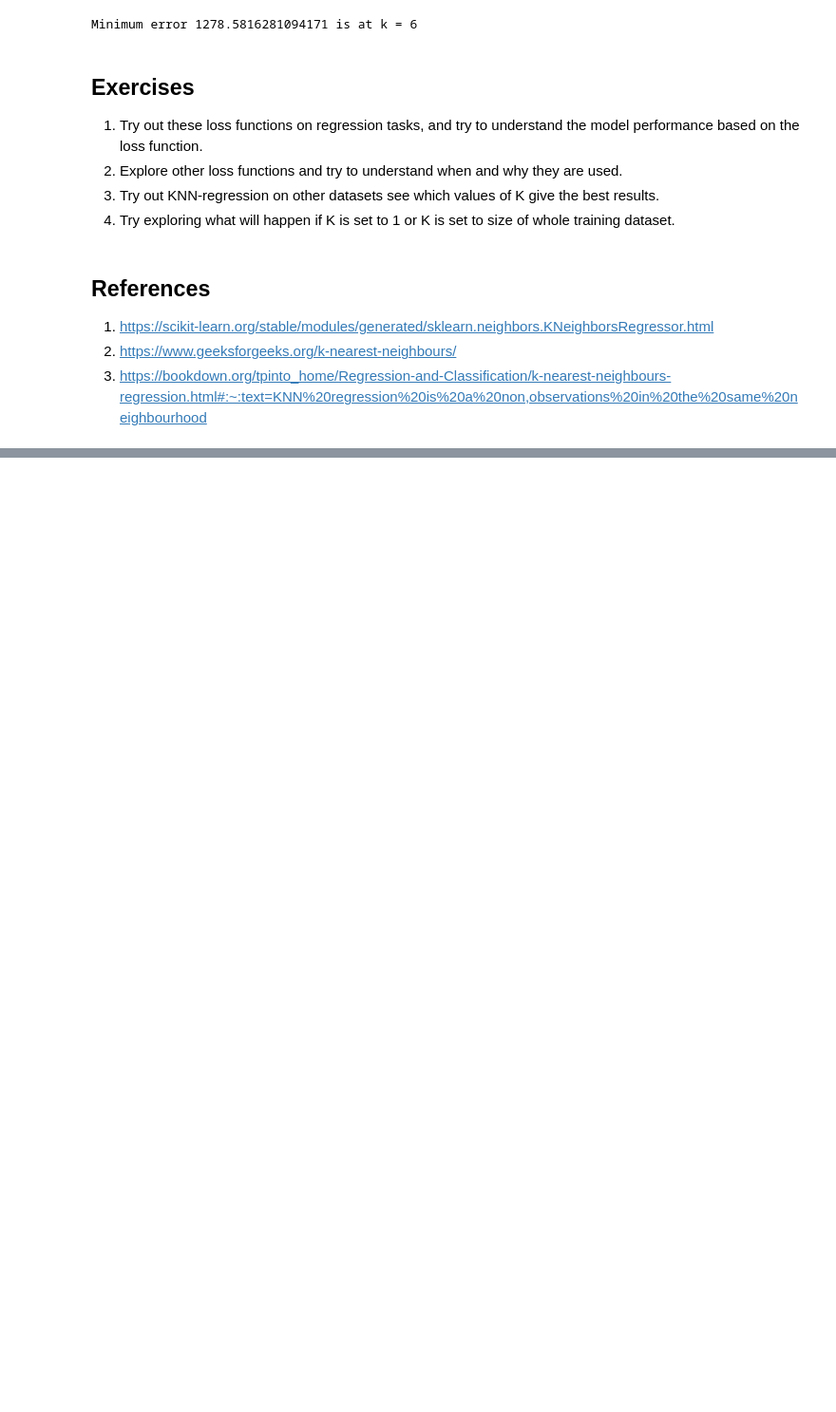
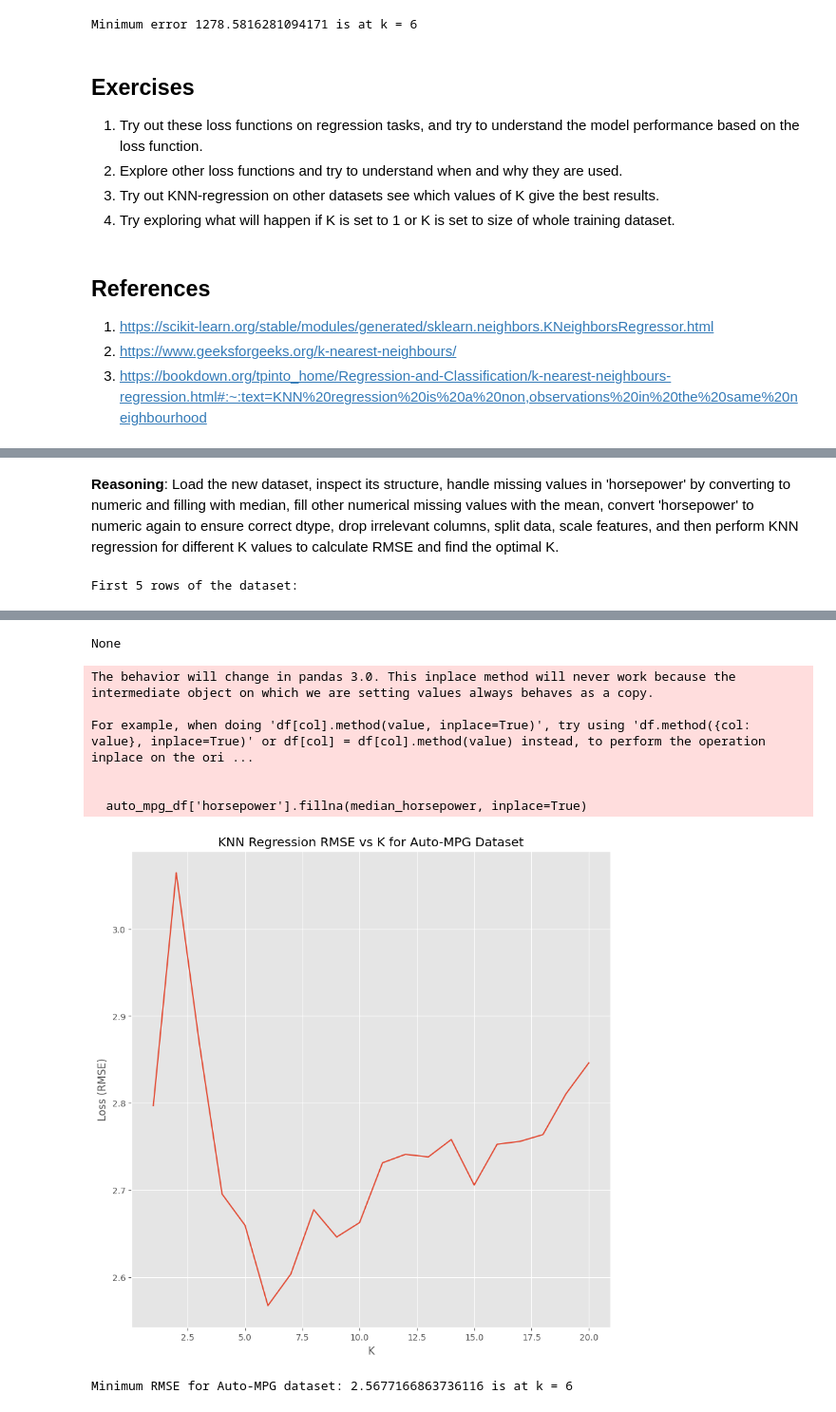
Before and after one commit to Yash-slr/IHUB_LAB_and_PROJECTS, a Jupyter notebook: AIML_Module_5_Lab_2_Loss_Functions.ipynb, the cells around one changed output, grey strips where cells are left out. Shown: that part at 95% size. Cells and saved outputs as stored; diff of their text form; code cells hidden in the pictures; blank space fills up the shorter version.

```diff
--- a/AIML_Module_5_Lab_2_Loss_Functions.ipynb
+++ b/AIML_Module_5_Lab_2_Loss_Functions.ipynb
@@ -273,0 +321,71 @@ Minimum error 1278.5816281094171 is at k = 6
+# %% [markdown]
+**Reasoning**:
+Load the new dataset, inspect its structure, handle missing values in 'horsepower' by converting to numeric and filling with median, fill other numerical missing values with the mean, convert 'horsepower' to numeric again to ensure correct dtype, drop irrelevant columns, split data, scale features, and then perform KNN regression for different K values to calculate RMSE and find the optimal K.
+# %%
+# Load the dataset
+auto_mpg_path = "https://raw.githubusercontent.com/plotly/datasets/master/auto-mpg.csv"
+auto_mpg_df = pd.read_csv(auto_mpg_path)
+
+# Inspect the first few rows and data types
+print("First 5 rows of the dataset:")
+display(auto_mpg_df.head())
+print("\nData types:")
+display(auto_mpg_df.info())
+
+# Handle missing values in 'horsepower'
+# Convert 'horsepower' to numeric, coercing errors to NaN
+auto_mpg_df['horsepower'] = pd.to_numeric(auto_mpg_df['horsepower'], errors='coerce')
+# Fill missing 'horsepower' with the median
+median_horsepower = auto_mpg_df['horsepower'].median()
+auto_mpg_df['horsepower'].fillna(median_horsepower, inplace=True)
+
+# Fill missing values in other numerical columns with the mean
+for col in auto_mpg_df.select_dtypes(include=np.number).columns:
+    if auto_mpg_df[col].isnull().any():
+        mean_col = auto_mpg_df[col].mean()
+        auto_mpg_df[col].fillna(mean_col, inplace=True)
+
+# Ensure 'horsepower' is numeric after filling NaNs
+auto_mpg_df['horsepower'] = pd.to_numeric(auto_mpg_df['horsepower'])
+
+# Based on the .info() output, the columns 'origin' and 'car name' were not in the dataframe.
+# We proceed without attempting to drop them, assuming the relevant columns are already present.
+
+
+# Split data
+X = auto_mpg_df.drop('mpg', axis=1)
+y = auto_mpg_df['mpg']
+X_train_am, X_test_am, y_train_am, y_test_am = train_test_split(X, y, test_size=0.3, random_state=42)
+
+# Scale features
+scaler_am = MinMaxScaler(feature_range=(0, 1))
+X_train_scaled_am = scaler_am.fit_transform(X_train_am)
+X_train_am = pd.DataFrame(X_train_scaled_am, columns=X_train_am.columns)
+
+X_test_scaled_am = scaler_am.transform(X_test_am) # Use transform for test set
+X_test_am = pd.DataFrame(X_test_scaled_am, columns=X_test_am.columns)
+
+# Perform KNN regression for different K values
+rmse_val_am = []
+for k in range(1, 21):
+    model_am = neighbors.KNeighborsRegressor(n_neighbors=k)
+    model_am.fit(X_train_am, y_train_am)
+    y_pred_am = model_am.predict(X_test_am)
+    error_am = sqrt(mean_squared_error(y_test_am, y_pred_am))
+    rmse_val_am.append(error_am)
+
+# Plot RMSE vs K
+figure_am = plt.figure(figsize=(10, 10))
+plt.plot(np.arange(1, 21), rmse_val_am)
+plt.xlabel("K")
+plt.ylabel("Loss (RMSE)")
+plt.title("KNN Regression RMSE vs K for Auto-MPG Dataset")
+plt.show()
+
+# Print minimum RMSE and optimal K
+rmse_val_am = np.asarray(rmse_val_am)
+min_rmse_am = np.min(rmse_val_am)
+optimal_k_am = np.argmin(rmse_val_am) + 1 # Add 1 because argmin is 0-indexed
+print("Minimum RMSE for Auto-MPG dataset: {} is at k = {}".format(min_rmse_am, optimal_k_am))
+# %% [output]
+First 5 rows of the dataset:
@@ -273,0 +413,9 @@ Minimum error 1278.5816281094171 is at k = 6
+None
+The behavior will change in pandas 3.0. This inplace method will never work because the intermediate object on which we are setting values always behaves as a copy.
+
+For example, when doing 'df[col].method(value, inplace=True)', try using 'df.method({col: value}, inplace=True)' or df[col] = df[col].method(value) instead, to perform the operation inplace on the ori ...
+
+
+  auto_mpg_df['horsepower'].fillna(median_horsepower, inplace=True)
+[figure, added]
+Minimum RMSE for Auto-MPG dataset: 2.5677166863736116 is at k = 6
```
Also changed, not shown: parts of 27 cells of this notebook.
